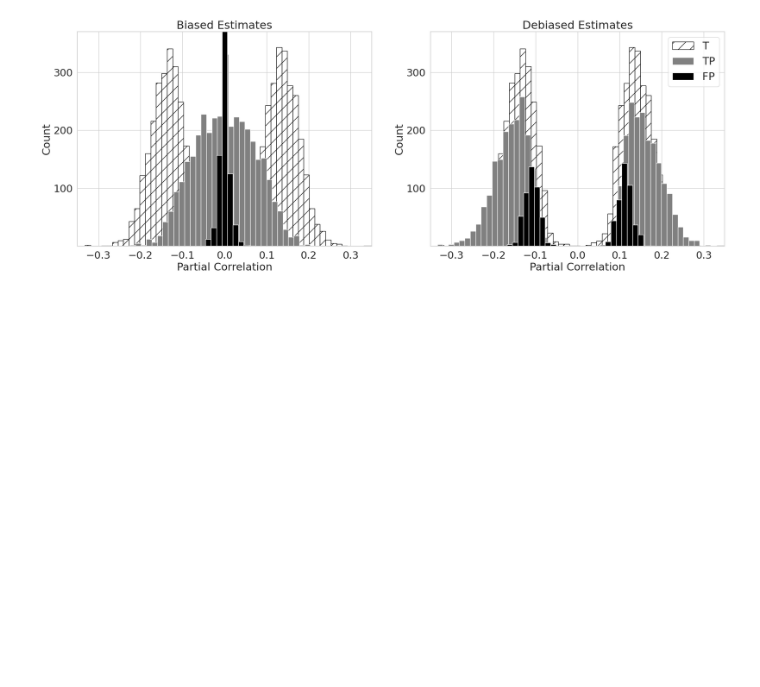
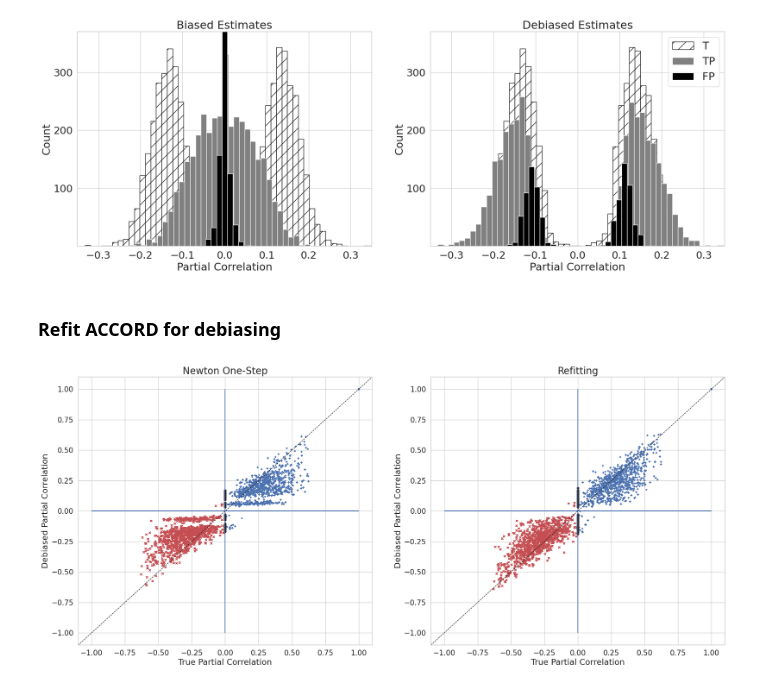
Before and after one commit to jinacfunderburk/accord-reproducibility-testing, a Jupyter notebook: simulation-debiasing/simulation-debiasing.ipynb, the cells around one changed output. Cells and saved outputs as stored; diff of their text form; code cells hidden in the pictures; blank space fills up the shorter version.

Commit message:
update figures

```diff
--- a/simulation-debiasing/simulation-debiasing.ipynb
+++ b/simulation-debiasing/simulation-debiasing.ipynb
@@ -27,6 +24,6 @@ The autoreload extension is already loaded. To reload it, use:
 # %%
 # select graph structure = ['hub_network', 'erdos_renyi']
-graph_structure = 'erdos_renyi'
+graph_structure = 'hub_network'
 # %% [markdown]
 ### Generate graph and data
 # %%
@@ -285,3 +282,5 @@ elif graph_structure == 'erdos_renyi':
     plt.savefig('../output/debiasing_erdos_renyi.png', bbox_inches='tight');
 # %% [output]
 [figure]
+# %% [markdown]
+### Refit ACCORD for debiasing
@@ -287,0 +310,40 @@ elif graph_structure == 'erdos_renyi':
+# %%
+nz_indices = np.flatnonzero(Rho_hat)
+rho_biased = Rho_hat.ravel()[nz_indices]
+rho_newton = Rho_hat_newton.ravel()[nz_indices]
+rho_refitted = Rho_hat_refitted.ravel()[nz_indices]
+rho_true = Rho.ravel()[nz_indices]
+# %%
+rho_true_ls = ['x' if x == -1 else 'o' if x == 0 else '+' for x in np.sign(rho_true)]
+# %%
+colors = {'x': 'r', 'o': 'k', '+': 'b'}
+
+fig, axs = plt.subplots(1, 2, figsize=(24, 10))
+
+axs[0].set_title('Newton One-Step', fontsize=20)
+for x, y, marker in zip(rho_true, rho_newton, rho_true_ls):
+    color = colors.get(marker)
+    axs[0].scatter(x, y, s=15, marker=marker, color=color)
+axs[0].set_xlabel('True Partial Correlation', fontsize=17)
+axs[0].set_ylabel('Debiased Partial Correlation', fontsize=17)
+axs[0].tick_params(axis='both', which='major', labelsize=15)
+axs[0].hlines(0.0, xmin=-1, xmax=1)
+axs[0].vlines(0.0, ymin=-1, ymax=1)
+axs[0].axline((0, 0), slope=1, linestyle='--', linewidth=1, color='k')
+axs[0].grid(True)
+
+axs[1].set_title('Refitting', fontsize=20)
+for x, y, marker in zip(rho_true, rho_refitted, rho_true_ls):
+    color = colors.get(marker)
+    axs[1].scatter(x, y, s=15, marker=marker, color=color)
+axs[1].set_xlabel('True Partial Correlation', fontsize=17)
+axs[1].set_ylabel('Debiased Partial Correlation', fontsize=17)
+axs[1].tick_params(axis='both', which='major', labelsize=15)
+axs[1].hlines(0.0, xmin=-1, xmax=1)
+axs[1].vlines(0.0, ymin=-1, ymax=1)
+axs[1].axline((0, 0), slope=1, linestyle='--', linewidth=1, color='k')
+axs[1].grid(True)
+
+plt.savefig('../output/true_vs_debias.png', bbox_inches='tight');
+# %% [output]
+[figure, added]
```
Also changed, not shown: parts of 3 cells of this notebook, 7 other files.
